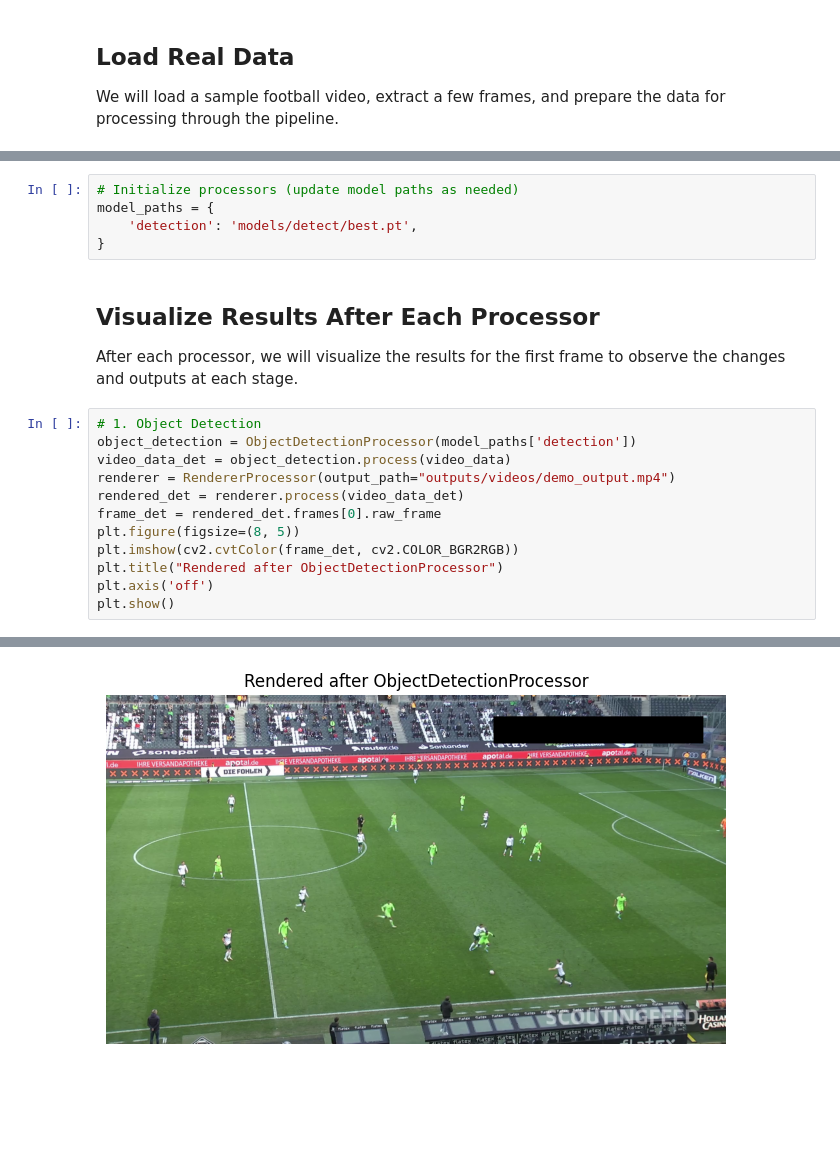
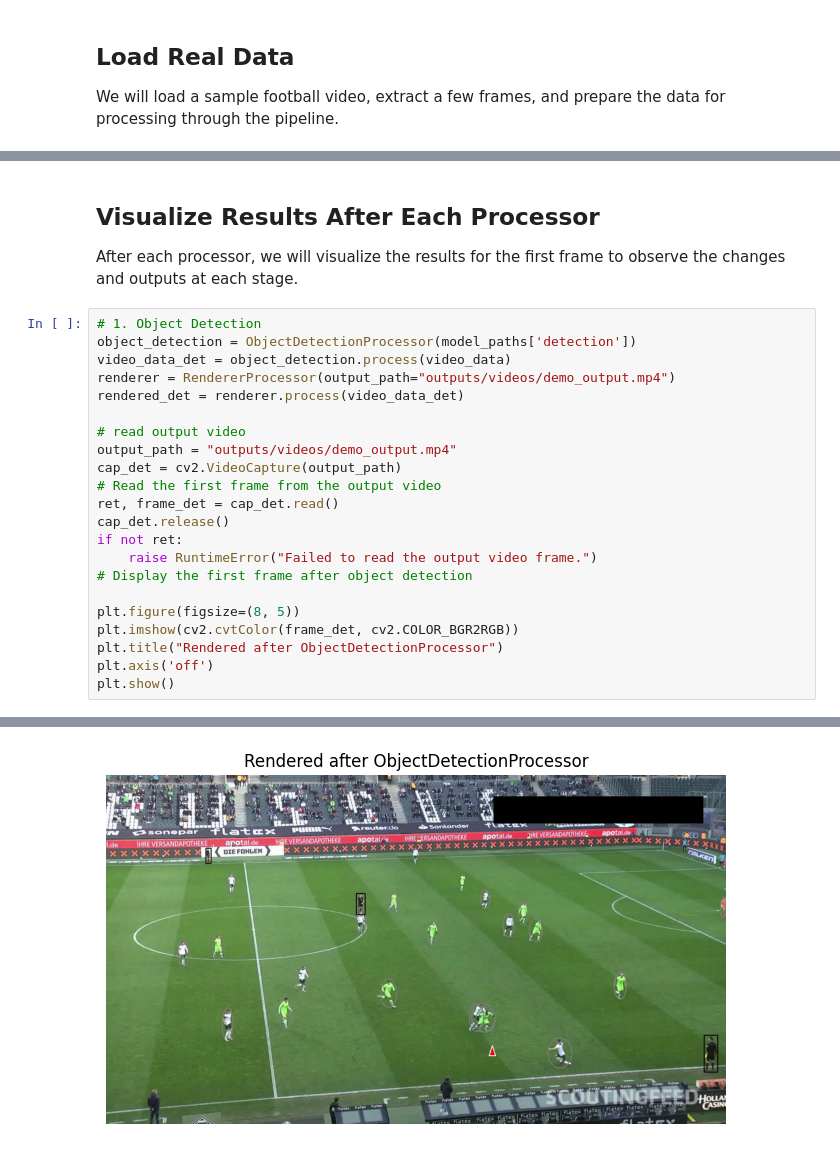
Before and after one commit to luxunxiansheng/football_analysis, a Jupyter notebook: football_ai_demo.ipynb, the cells around one changed output, grey strips where cells are left out. Cells and saved outputs as stored; diff of their text form; blank space fills up the shorter version.

```diff
--- a/football_ai_demo.ipynb
+++ b/football_ai_demo.ipynb
@@ -70,8 +55,3 @@ We will use the following modular processors:
-# %%
-# Initialize processors (update model paths as needed)
-model_paths = {
-    'detection': 'models/detect/best.pt',
-}
 # %% [markdown]
 ## Visualize Results After Each Processor
 
@@ -82,7 +62,17 @@ object_detection = ObjectDetectionProcessor(model_paths['detection'])
 video_data_det = object_detection.process(video_data)
 renderer = RendererProcessor(output_path="outputs/videos/demo_output.mp4")
 rendered_det = renderer.process(video_data_det)
-frame_det = rendered_det.frames[0].raw_frame
+
+# read output video
+output_path = "outputs/videos/demo_output.mp4"
+cap_det = cv2.VideoCapture(output_path)
+# Read the first frame from the output video
+ret, frame_det = cap_det.read()
+cap_det.release()
+if not ret:
+    raise RuntimeError("Failed to read the output video frame.")
+# Display the first frame after object detection
+
 plt.figure(figsize=(8, 5))
 plt.imshow(cv2.cvtColor(frame_det, cv2.COLOR_BGR2RGB))
 plt.title("Rendered after ObjectDetectionProcessor")
@@ -92 +86 @@ plt.show()
-[figure, old version]
+[figure, new version]
```
Also changed, not shown: parts of 5 cells of this notebook, 5 other files.
